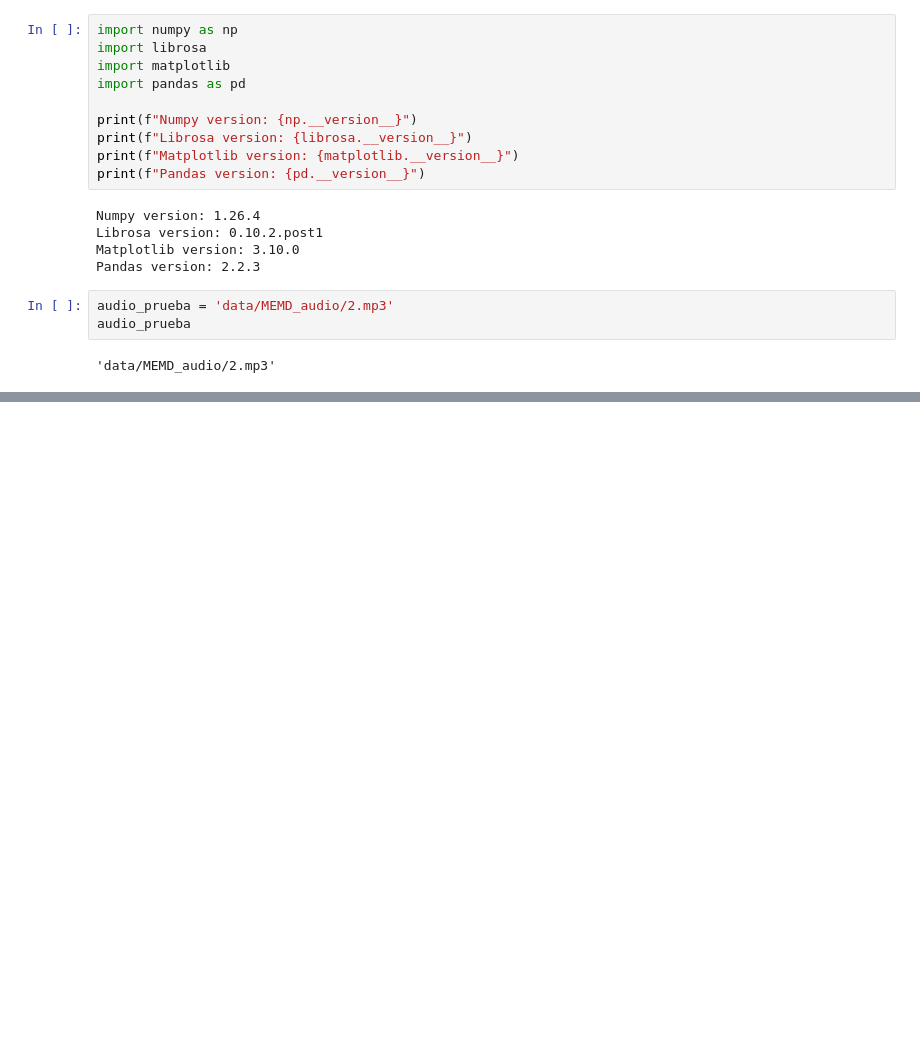
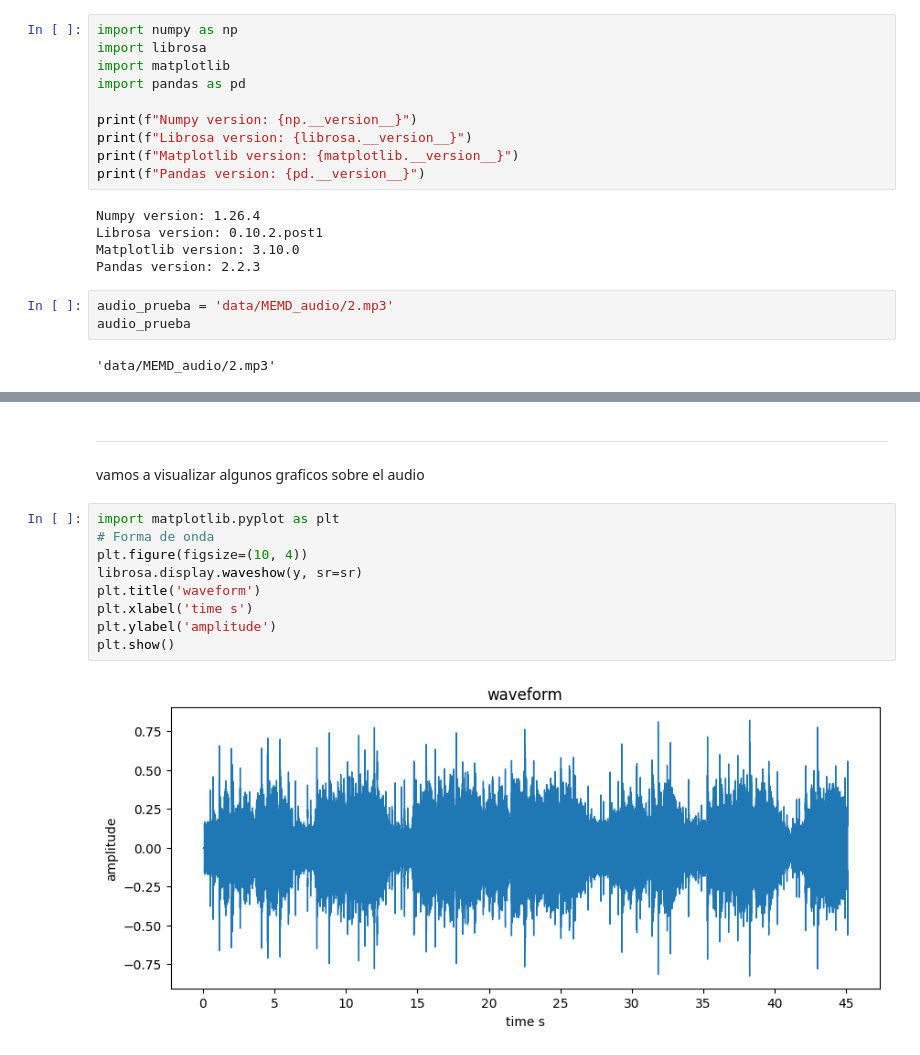
Before and after one commit to Chepados/practica_3_ALN_tori_adri, a Jupyter notebook: project_develp/caracteristicas.ipynb, the cells around one changed output, grey strips where cells are left out. Cells and saved outputs as stored; diff of their text form; blank space fills up the shorter version.

```diff
--- a/project_develp/caracteristicas.ipynb
+++ b/project_develp/caracteristicas.ipynb
@@ -28,0 +149,14 @@ Audio cargado correctamente. Duración: 45.06 segundos, Frecuencia de muestreo:
+# %% [markdown]
+---
+vamos a visualizar algunos graficos sobre el audio
+# %%
+import matplotlib.pyplot as plt
+# Forma de onda
+plt.figure(figsize=(10, 4))
+librosa.display.waveshow(y, sr=sr)
+plt.title('waveform')
+plt.xlabel('time s')
+plt.ylabel('amplitude')
+plt.show()
+# %% [output]
+[figure, added]
```
Also changed, not shown: parts of 14 cells of this notebook.
